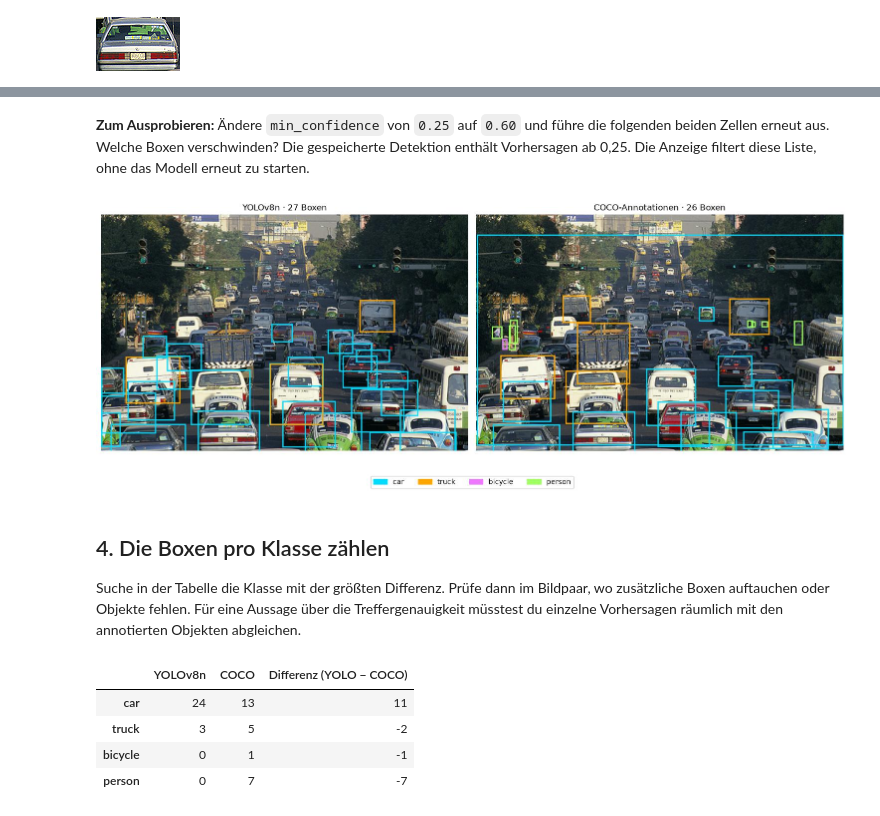
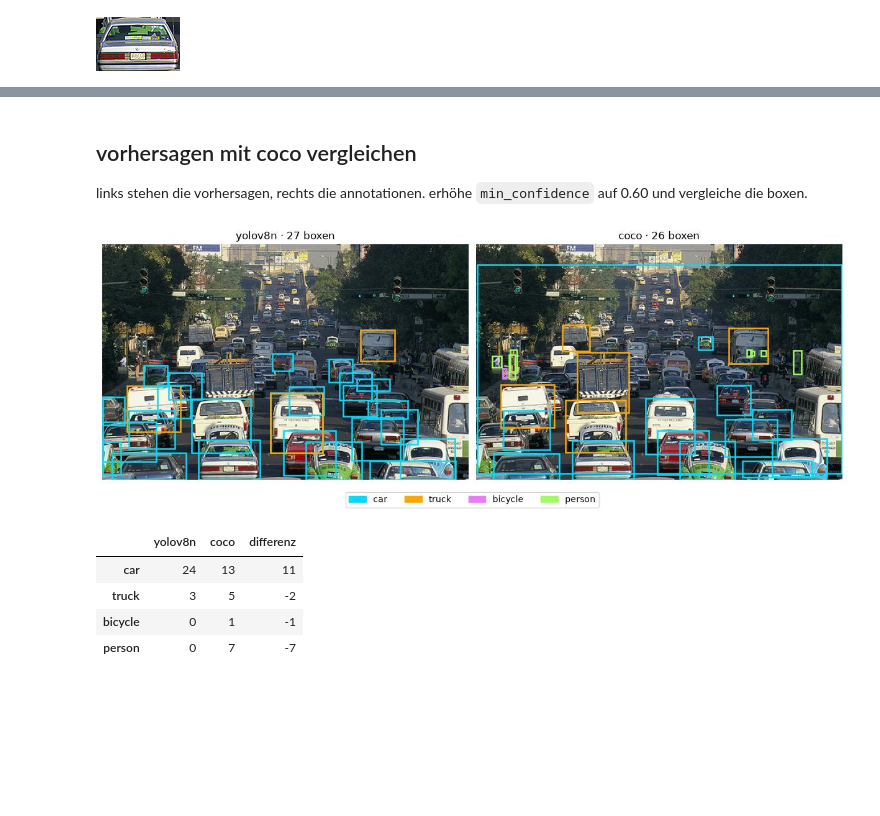
Before and after one commit to nicolasb49/intelligence-engineering, a Jupyter notebook: nicolas_task2_detection.ipynb, the cells around one changed output, grey strips where cells are left out. Saved outputs shown, nothing was run; the diff lists cells and outputs as text; code cells hidden in the pictures; blank space fills up the shorter version.

Commit message:
updated task2

```diff
--- a/nicolas_task2_detection.ipynb
+++ b/nicolas_task2_detection.ipynb
@@ -9,22 +3,27 @@ Betrachte zuerst das unveränderte Foto. Welche Objekte kannst du auch in der Fe
 # %%
-import json
-import subprocess
-import sys
+from collections import Counter
+from time import perf_counter
 
+import cv2
 import matplotlib.pyplot as plt
 import pandas as pd
+import torch
 import yaml
-from IPython.display import Image as NotebookImage, display
+from IPython.display import display
 from matplotlib.patches import Patch, Rectangle
 from matplotlib_inline.backend_inline import set_matplotlib_formats
 from PIL import Image
-from src.detect_road_objects import CLASSES, EXAMPLE, ROOT
+from ultralytics import YOLO
+from src.detect_road_objects import CLASSES, EXAMPLE, TRAIN_IMAGES, WEIGHTS
 
 set_matplotlib_formats("jpeg")
-dataset = EXAMPLE.parents[2]
+WEIGHTS.parent.mkdir(exist_ok=True)
+model = YOLO(WEIGHTS)
+class_ids = [i for i, name in model.names.items() if name in CLASSES]
+settings = dict(device="cpu", imgsz=640, classes=class_ids, verbose=False, save=False)
+
 with Image.open(EXAMPLE) as photo:
-    width, height = photo.size
     pixels = photo.convert("RGB")
-print(f"{EXAMPLE.name} · {width} × {height} Pixel")
-display(NotebookImage(filename=str(EXAMPLE)))
+width, height = pixels.size
+display(pixels)
 # %% [output]
@@ -38,8 +35,6 @@ Diese Zelle startet denselben Detektor wie `python -m src.detect_road_objects`.
 # %%
-subprocess.run([sys.executable, "-m", "src.detect_road_objects"], cwd=ROOT,
-               check=True, stdout=subprocess.DEVNULL)
-report = json.loads((ROOT / "runs/task2" / f"{EXAMPLE.stem}.json").read_text())
-predictions = report["images"][EXAMPLE.name]
+result = model.predict(EXAMPLE, conf=0.25, **settings)[0]
+predictions = result.summary()
 if predictions:
     first = max(predictions, key=lambda obj: obj["confidence"])
     display(first)
@@ -57 +49,5 @@ Links siehst du die Modellvorhersagen, rechts die von COCO annotierten Objekte.
+# %% [markdown]
+## vorhersagen mit coco vergleichen
+
+links stehen die vorhersagen, rechts die annotationen. erhöhe `min_confidence` auf 0.60 und vergleiche die boxen.
 # %%
@@ -65,42 +62,35 @@ for line in label_file.read_text().splitlines():
         "box": {"x1": (cx - w/2) * width, "y1": (cy - h/2) * height,
                 "x2": (cx + w/2) * width, "y2": (cy + h/2) * height},
     })
-# %% [markdown]
-**Zum Ausprobieren:** Ändere `min_confidence` von `0.25` auf `0.60` und führe die folgenden beiden Zellen erneut aus. Welche Boxen verschwinden? Die gespeicherte Detektion enthält Vorhersagen ab 0,25. Die Anzeige filtert diese Liste, ohne das Modell erneut zu starten.
 # %%
 min_confidence = 0.25
-assert 0.25 <= min_confidence <= 1, "Wähle einen Wert zwischen 0.25 und 1."
+assert 0.25 <= min_confidence <= 1, "wähle einen wert zwischen 0.25 und 1."
 visible = [obj for obj in predictions if obj["confidence"] >= min_confidence]
 colors = {"car": "#00dcff", "truck": "#ffa600", "bicycle": "#ed79ff", "person": "#9fff61"}
 
-fig, axes = plt.subplots(1, 2, figsize=(15, 6), layout="constrained")
-for ax, objects, title in zip(axes, [visible, annotations], ["YOLOv8n", "COCO-Annotationen"]):
+fig, axes = plt.subplots(1, 2, figsize=(12, 4.5), layout="constrained")
+for ax, objects, title in zip(axes, [visible, annotations], ["yolov8n", "coco"]):
     ax.imshow(pixels)
     for obj in objects:
         b = obj["box"]
         ax.add_patch(Rectangle((b["x1"], b["y1"]), b["x2"] - b["x1"], b["y2"] - b["y1"],
                                fill=False, edgecolor=colors[obj["name"]], linewidth=1.8))
-    ax.set_title(f"{title} · {len(objects)} Boxen")
+    ax.set_title(f"{title} · {len(objects)} boxen")
     ax.axis("off")
 fig.legend(handles=[Patch(color=colors[c], label=c) for c in CLASSES],
            loc="outside lower center", ncols=4)
 plt.show()
 # %% [output]
-[figure, old version]
+[figure, new version]
-# %% [markdown]
-## 4. Die Boxen pro Klasse zählen
-Suche in der Tabelle die Klasse mit der größten Differenz. Prüfe dann im Bildpaar, wo zusätzliche Boxen auftauchen oder Objekte fehlen. Für eine Aussage über die Treffergenauigkeit müsstest du einzelne Vorhersagen räumlich mit den annotierten Objekten abgleichen.
 # %%
-from collections import Counter
-
 counts = pd.DataFrame({
-    "YOLOv8n": Counter(obj["name"] for obj in visible),
-    "COCO": Counter(obj["name"] for obj in annotations),
+    "yolov8n": Counter(obj["name"] for obj in visible),
+    "coco": Counter(obj["name"] for obj in annotations),
 }, index=list(CLASSES)).fillna(0).astype(int)
-counts["Differenz (YOLO − COCO)"] = counts["YOLOv8n"] - counts["COCO"]
+counts["differenz"] = counts["yolov8n"] - counts["coco"]
 display(counts)
 # %% [output]
-|  | YOLOv8n | COCO | Differenz (YOLO − COCO) |
+|  | yolov8n | coco | differenz |
 | car | 24 | 13 | 11 |
 | truck | 3 | 5 | -2 |
 | bicycle | 0 | 1 | -1 |
```
Also changed, not shown: parts of 24 cells of this notebook, 1 other file.
